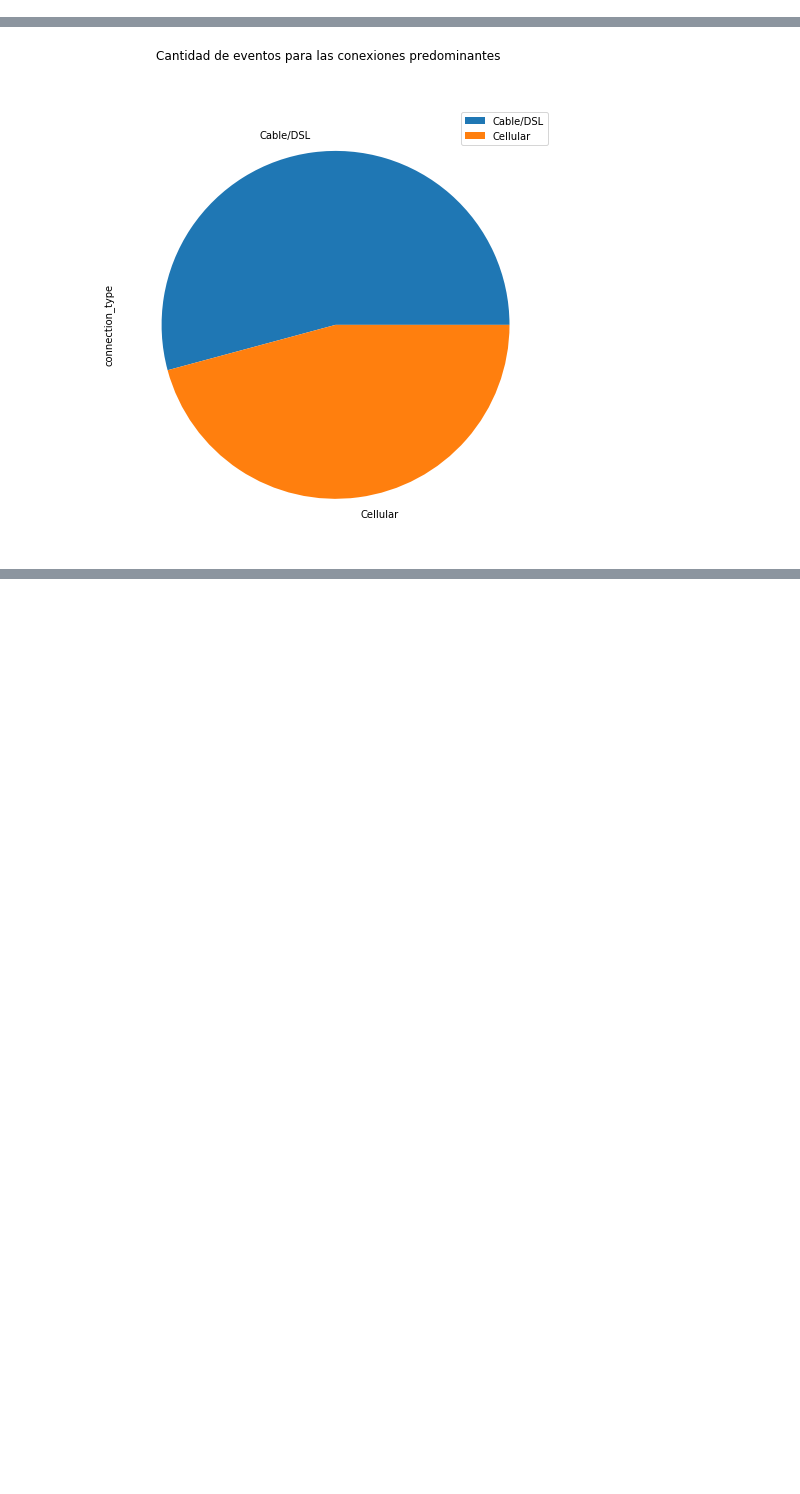
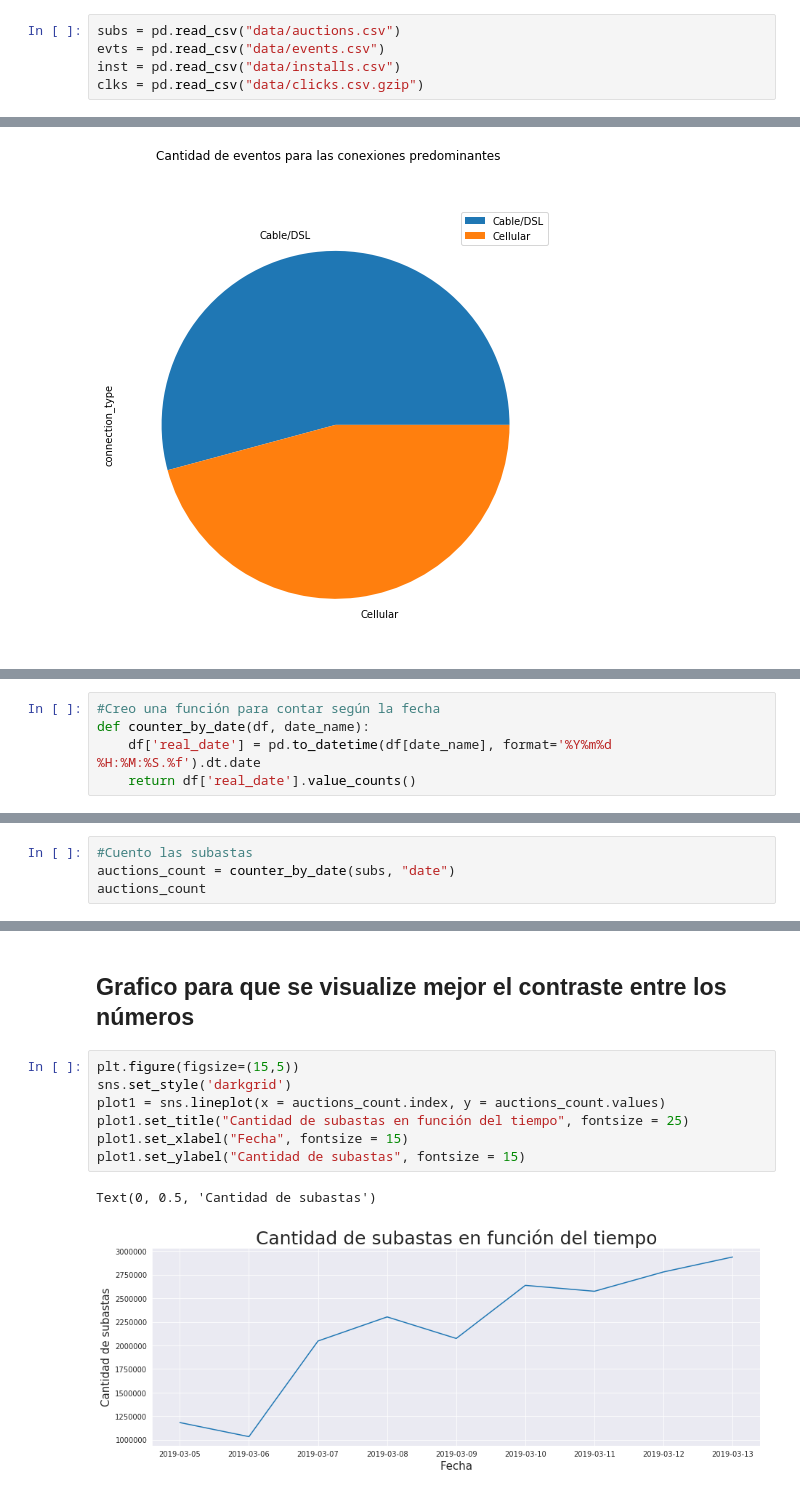
Before and after one commit to EscobarMariaSol/Organizacion-de-datos, a Jupyter notebook: TP1-Primeras-Pruebas.ipynb, the cells around one changed output, grey strips where cells are left out. Cells and saved outputs as stored; diff of their text form; blank space fills up the shorter version.

```diff
--- a/TP1-Primeras-Pruebas.ipynb
+++ b/TP1-Primeras-Pruebas.ipynb
@@ -106,0 +6,5 @@ Name: connection_type, dtype: int64
+# %%
+subs = pd.read_csv("data/auctions.csv")
+evts = pd.read_csv("data/events.csv")
+inst = pd.read_csv("data/installs.csv")
+clks = pd.read_csv("data/clicks.csv.gzip")
@@ -157,0 +234,5 @@ agentes.T
+# %%
+#Creo una función para contar según la fecha
+def counter_by_date(df, date_name):
+    df['real_date'] = pd.to_datetime(df[date_name], format='%Y%m%d %H:%M:%S.%f').dt.date
+    return df['real_date'].value_counts()
@@ -157,0 +284,4 @@ agentes.T
+# %%
+#Cuento las subastas
+auctions_count = counter_by_date(subs, "date")
+auctions_count
@@ -157,0 +299,12 @@ agentes.T
+# %% [markdown]
+## Grafico para que se visualize mejor el contraste entre los números
+# %%
+plt.figure(figsize=(15,5))
+sns.set_style('darkgrid')
+plot1 = sns.lineplot(x = auctions_count.index, y = auctions_count.values)
+plot1.set_title("Cantidad de subastas en función del tiempo", fontsize = 25)
+plot1.set_xlabel("Fecha", fontsize = 15)
+plot1.set_ylabel("Cantidad de subastas", fontsize = 15)
+# %% [output]
+Text(0, 0.5, 'Cantidad de subastas')
+[figure, added]
```
Also changed, not shown: parts of 57 cells of this notebook.
